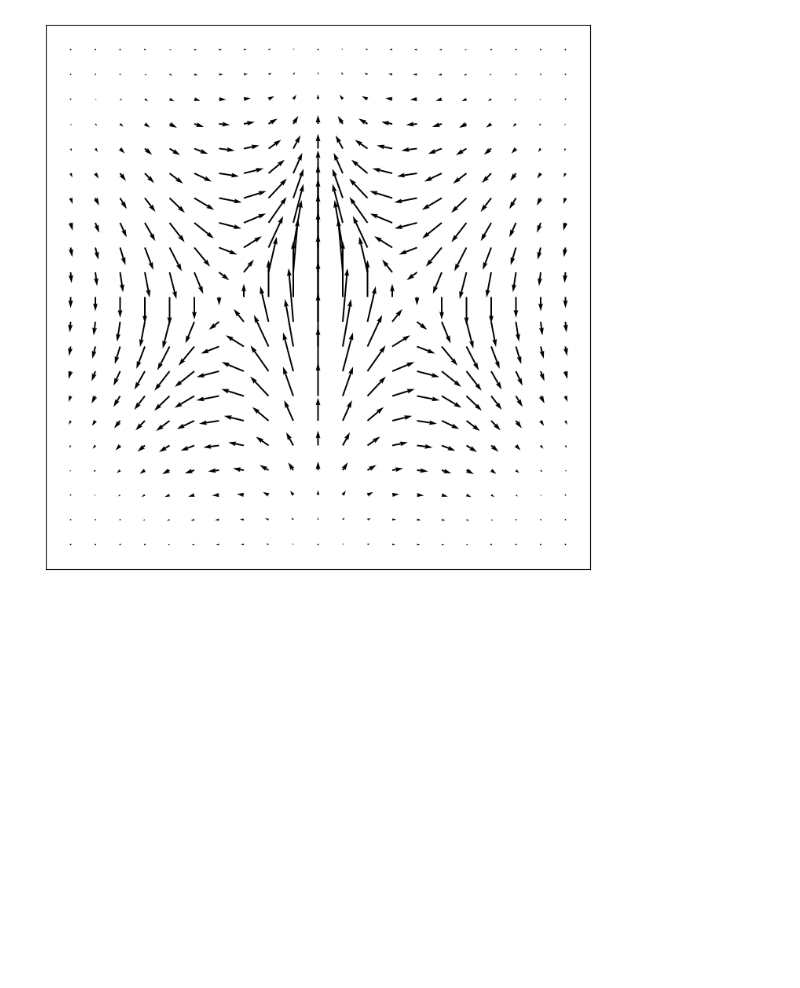
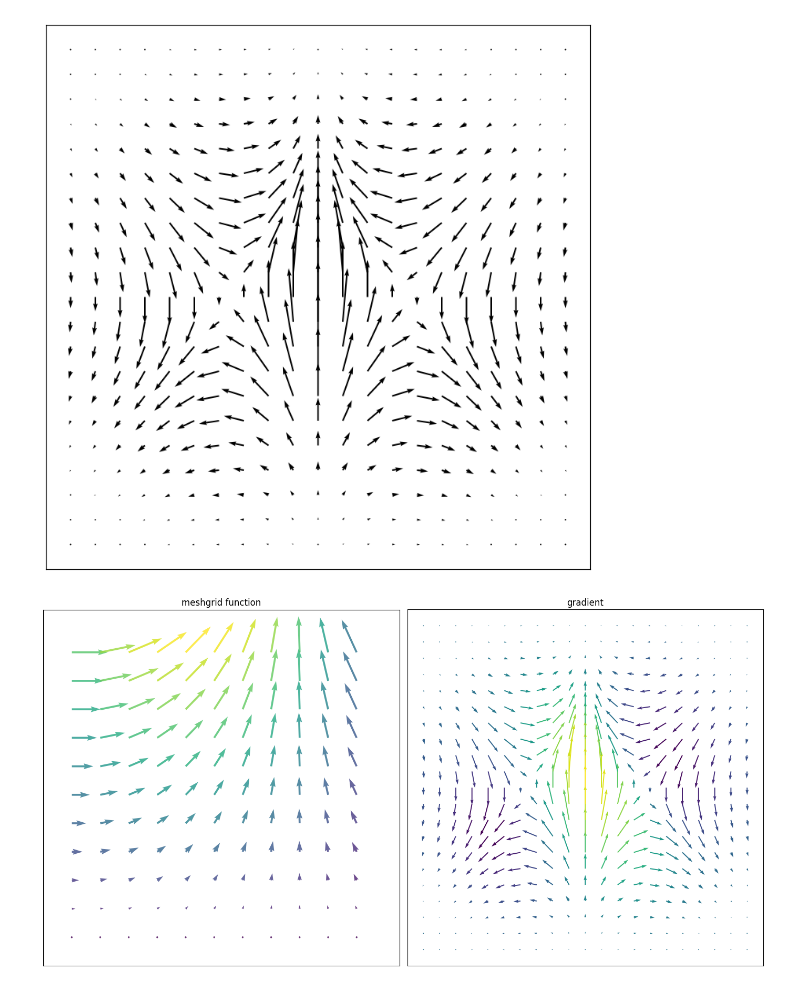
Before and after one commit to Moonnightgh/Dhv, a Jupyter notebook: vector_visualization.ipynb, the cells around one changed output. Cells and saved outputs as stored; diff of their text form; code cells hidden in the pictures; blank space fills up the shorter version.

```diff
--- a/vector_visualization.ipynb
+++ b/vector_visualization.ipynb
@@ -57,0 +56,33 @@ import seaborn as sns
+# %%
+
+
+fig, (ax1, ax2) = plt.subplots(1, 2, figsize =(14, 8))
+x = np.arange(0, 2.2, 0.2)
+y = np.arange(0, 2.2, 0.2)
+X, Y = np.meshgrid(x, y)
+u = np.cos(X)*Y
+v = np.sin(y)*Y
+n = -2
+color = np.sqrt(((v-n)/2)*2 + ((u-n)/2)*2)
+ax1.quiver(X, Y, u, v, color, alpha = 0.8)
+ax1.xaxis.set_ticks([])
+ax1.yaxis.set_ticks([])
+ax1.axis([-0.2, 2.3, -0.2, 2.3])
+ax1.set_aspect('equal')
+ax1.set_title('meshgrid function')
+x = np.arange(-2, 2.2, 0.2)
+y = np.arange(-2, 2.2, 0.2)
+X, Y = np.meshgrid(x, y)
+z = X * np.exp(-X**2 -Y**2)
+dx, dy = np.gradient(z)
+n = -2
+color = np.sqrt(((dx-n)/2)*2 + ((dy-n)/2)*2)
+ax2.quiver(X, Y, dx, dy, color)
+ax2.xaxis.set_ticks([])
+ax2.yaxis.set_ticks([])
+ax2.set_aspect('equal')
+ax2.set_title('gradient')
+plt.tight_layout()
+plt.show()
+# %% [output]
+[figure, added]
```
Also changed, not shown: parts of 1 cell of this notebook.
